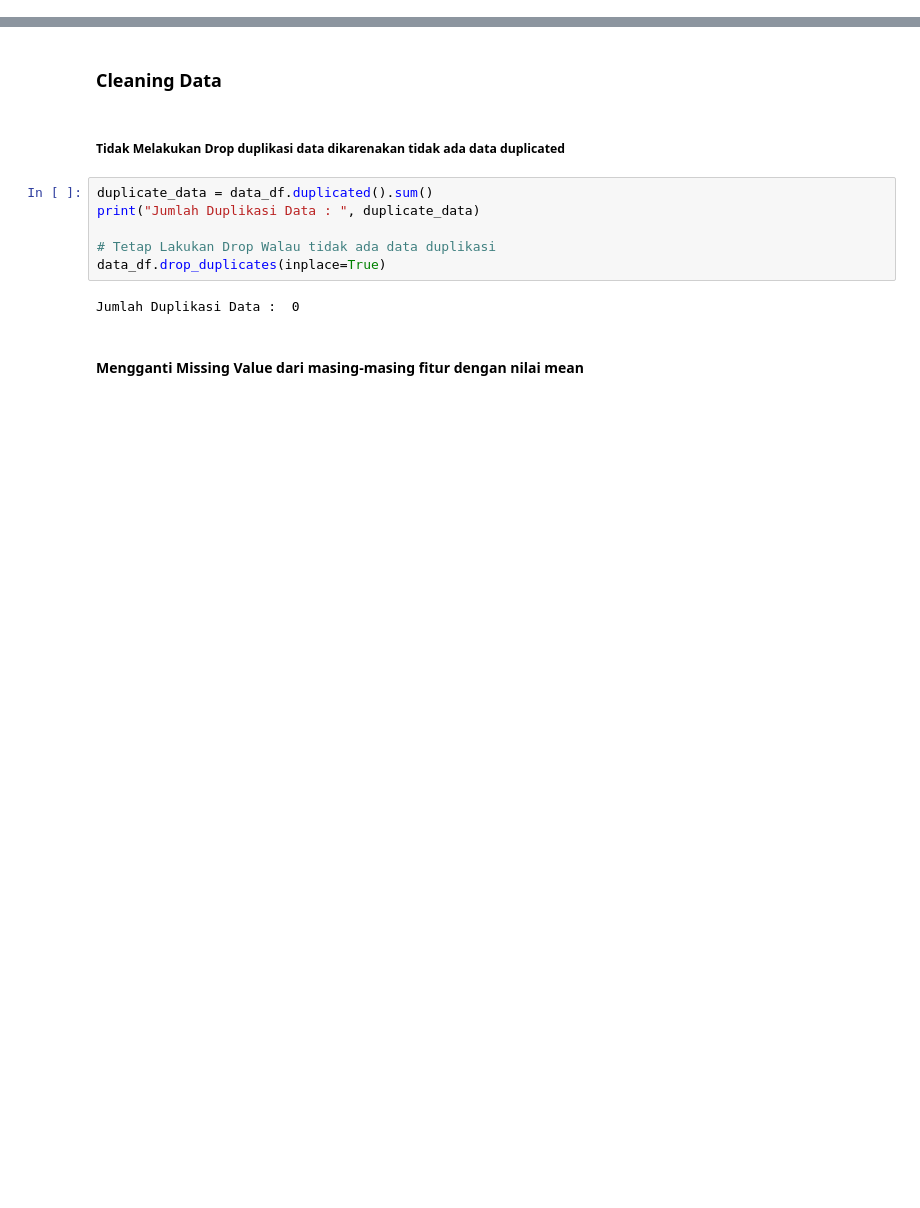
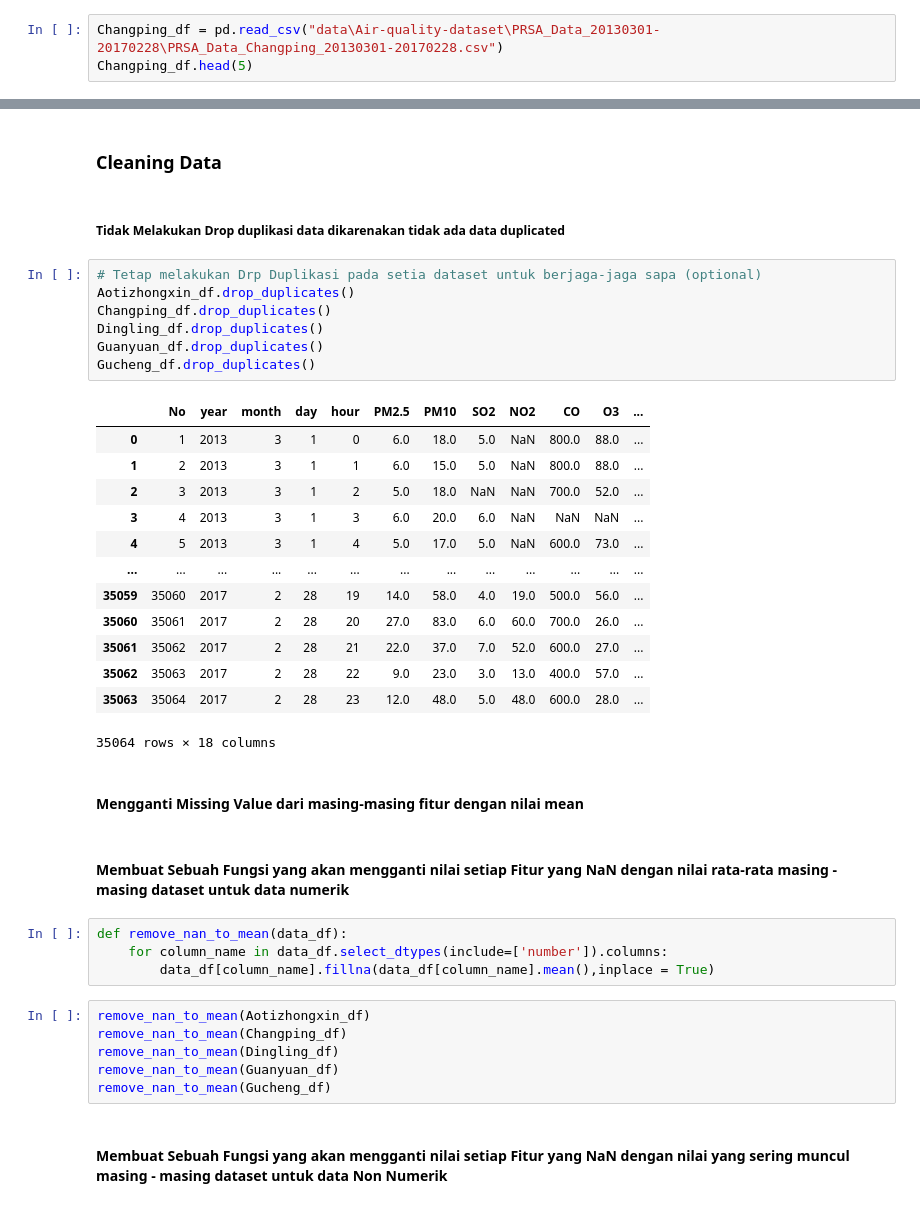
Before and after one commit to JuanCYoung/Air-Quality-Data-Analysis, a Jupyter notebook: notebook.ipynb, the cells around one changed output, grey strips where cells are left out. Cells and saved outputs as stored; diff of their text form; blank space fills up the shorter version.

```diff
--- a/notebook.ipynb
+++ b/notebook.ipynb
@@ -19,3 +45,6 @@ data_df.head(5)
 | 2 | 3 | 2013 | 3 | 1 | 2 | 7.0 | 7.0 | 5.0 | 10.0 | 300.0 | 73.0 | ... |
 | 3 | 4 | 2013 | 3 | 1 | 3 | 6.0 | 6.0 | 11.0 | 11.0 | 300.0 | 72.0 | ... |
 | 4 | 5 | 2013 | 3 | 1 | 4 | 3.0 | 3.0 | 12.0 | 12.0 | 300.0 | 72.0 | ... |
+# %%
+Changping_df = pd.read_csv("data\Air-quality-dataset\PRSA_Data_20130301-20170228\PRSA_Data_Changping_20130301-20170228.csv")
+Changping_df.head(5)
@@ -116,13 +245,40 @@ dtype: int64
 ### Cleaning Data
 # %% [markdown]
 ##### Tidak Melakukan Drop duplikasi data dikarenakan tidak ada data duplicated
-# %%
-duplicate_data = data_df.duplicated().sum()
-print("Jumlah Duplikasi Data : ", duplicate_data)
-
-# Tetap Lakukan Drop Walau tidak ada data duplikasi
-data_df.drop_duplicates(inplace=True)
-# %% [output]
-Jumlah Duplikasi Data :  0
+# %%
+# Tetap melakukan Drp Duplikasi pada setia dataset untuk berjaga-jaga sapa (optional)
+Aotizhongxin_df.drop_duplicates()
+Changping_df.drop_duplicates()
+Dingling_df.drop_duplicates()
+Guanyuan_df.drop_duplicates()
+Gucheng_df.drop_duplicates()
+# %% [output]
+|  | No | year | month | day | hour | PM2.5 | PM10 | SO2 | NO2 | CO | O3 | ... |
+| 0 | 1 | 2013 | 3 | 1 | 0 | 6.0 | 18.0 | 5.0 | NaN | 800.0 | 88.0 | ... |
+| 1 | 2 | 2013 | 3 | 1 | 1 | 6.0 | 15.0 | 5.0 | NaN | 800.0 | 88.0 | ... |
+| 2 | 3 | 2013 | 3 | 1 | 2 | 5.0 | 18.0 | NaN | NaN | 700.0 | 52.0 | ... |
+| 3 | 4 | 2013 | 3 | 1 | 3 | 6.0 | 20.0 | 6.0 | NaN | NaN | NaN | ... |
+| 4 | 5 | 2013 | 3 | 1 | 4 | 5.0 | 17.0 | 5.0 | NaN | 600.0 | 73.0 | ... |
+| ... | ... | ... | ... | ... | ... | ... | ... | ... | ... | ... | ... | ... |
+| 35059 | 35060 | 2017 | 2 | 28 | 19 | 14.0 | 58.0 | 4.0 | 19.0 | 500.0 | 56.0 | ... |
+| 35060 | 35061 | 2017 | 2 | 28 | 20 | 27.0 | 83.0 | 6.0 | 60.0 | 700.0 | 26.0 | ... |
+| 35061 | 35062 | 2017 | 2 | 28 | 21 | 22.0 | 37.0 | 7.0 | 52.0 | 600.0 | 27.0 | ... |
+| 35062 | 35063 | 2017 | 2 | 28 | 22 | 9.0 | 23.0 | 3.0 | 13.0 | 400.0 | 57.0 | ... |
+| 35063 | 35064 | 2017 | 2 | 28 | 23 | 12.0 | 48.0 | 5.0 | 48.0 | 600.0 | 28.0 | ... |
+35064 rows × 18 columns
 # %% [markdown]
 #### Mengganti Missing Value dari masing-masing fitur dengan nilai mean
+# %% [markdown]
+#### Membuat Sebuah Fungsi yang akan mengganti nilai setiap Fitur yang NaN dengan nilai rata-rata masing - masing dataset untuk data numerik
+# %%
+def remove_nan_to_mean(data_df):
+    for column_name in data_df.select_dtypes(include=['number']).columns:
+        data_df[column_name].fillna(data_df[column_name].mean(),inplace = True)
+# %%
+remove_nan_to_mean(Aotizhongxin_df)
+remove_nan_to_mean(Changping_df)
+remove_nan_to_mean(Dingling_df)
+remove_nan_to_mean(Guanyuan_df)
+remove_nan_to_mean(Gucheng_df)
+# %% [markdown]
+#### Membuat Sebuah Fungsi yang akan mengganti nilai setiap Fitur yang NaN dengan nilai yang sering muncul masing - masing dataset untuk data Non Numerik
```
Also changed, not shown: parts of 104 cells of this notebook, 3 other files.
